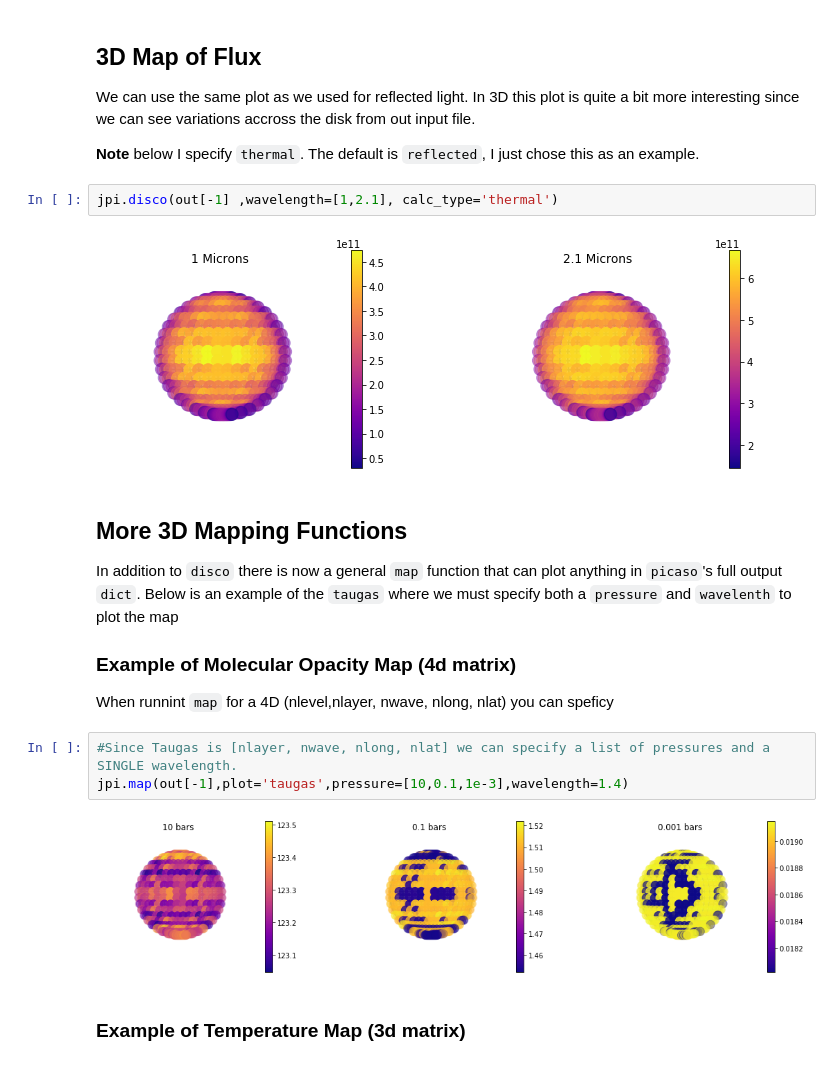
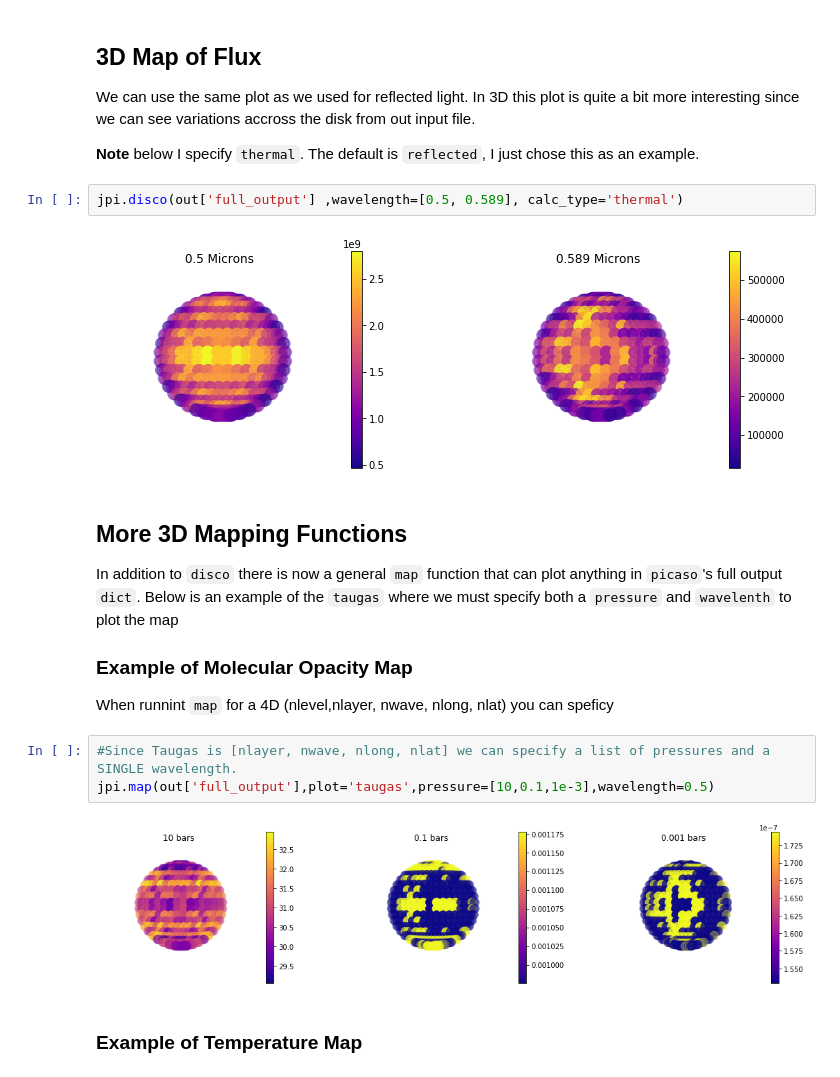
Before and after one commit to natashabatalha/picaso, a Jupyter notebook: docs/notebooks/7_Adding3DFunctionality.ipynb, the cells around one changed output. Drawn from its saved outputs; the diff is of its cells as text.

Commit message:
restructure of output;new notebooks

```diff
--- a/docs/notebooks/7_Adding3DFunctionality.ipynb
+++ b/docs/notebooks/7_Adding3DFunctionality.ipynb
@@ -154,24 +156,24 @@ We can use the same plot as we used for reflected light. In 3D this plot is quit
 
 **Note** below I specify `thermal`. The default is `reflected`, I just chose this as an example.
 # %%
-jpi.disco(out[-1] ,wavelength=[1,2.1], calc_type='thermal')
+jpi.disco(out['full_output'] ,wavelength=[0.5, 0.589], calc_type='thermal')
 # %% [output]
-[figure, old version]
+[figure, new version]
 # %% [markdown]
 ## More 3D Mapping Functions
 
 In addition to `disco` there is now a general `map` function that can plot anything in `picaso`'s full output `dict`. Below is an example of the `taugas` where we must specify both a `pressure` and `wavelenth` to plot the map
 
-### Example of Molecular Opacity Map (4d matrix)
+### Example of Molecular Opacity Map
 
 When runnint `map` for a 4D (nlevel,nlayer, nwave, nlong, nlat) you can speficy
 # %%
 #Since Taugas is [nlayer, nwave, nlong, nlat] we can specify a list of pressures and a SINGLE wavelength.
-jpi.map(out[-1],plot='taugas',pressure=[10,0.1,1e-3],wavelength=1.4)
+jpi.map(out['full_output'],plot='taugas',pressure=[10,0.1,1e-3],wavelength=0.5)
 # %% [output]
-[figure, old version]
+[figure, new version]
 # %% [markdown]
-### Example of Temperature Map (3d matrix)
+### Example of Temperature Map
 # %%
 #Since temperature is [nlayer, nlong, nlat] we just have to specify a list of pressures
 
```
Also changed, not shown: parts of 7 cells of this notebook, 8 other files.
